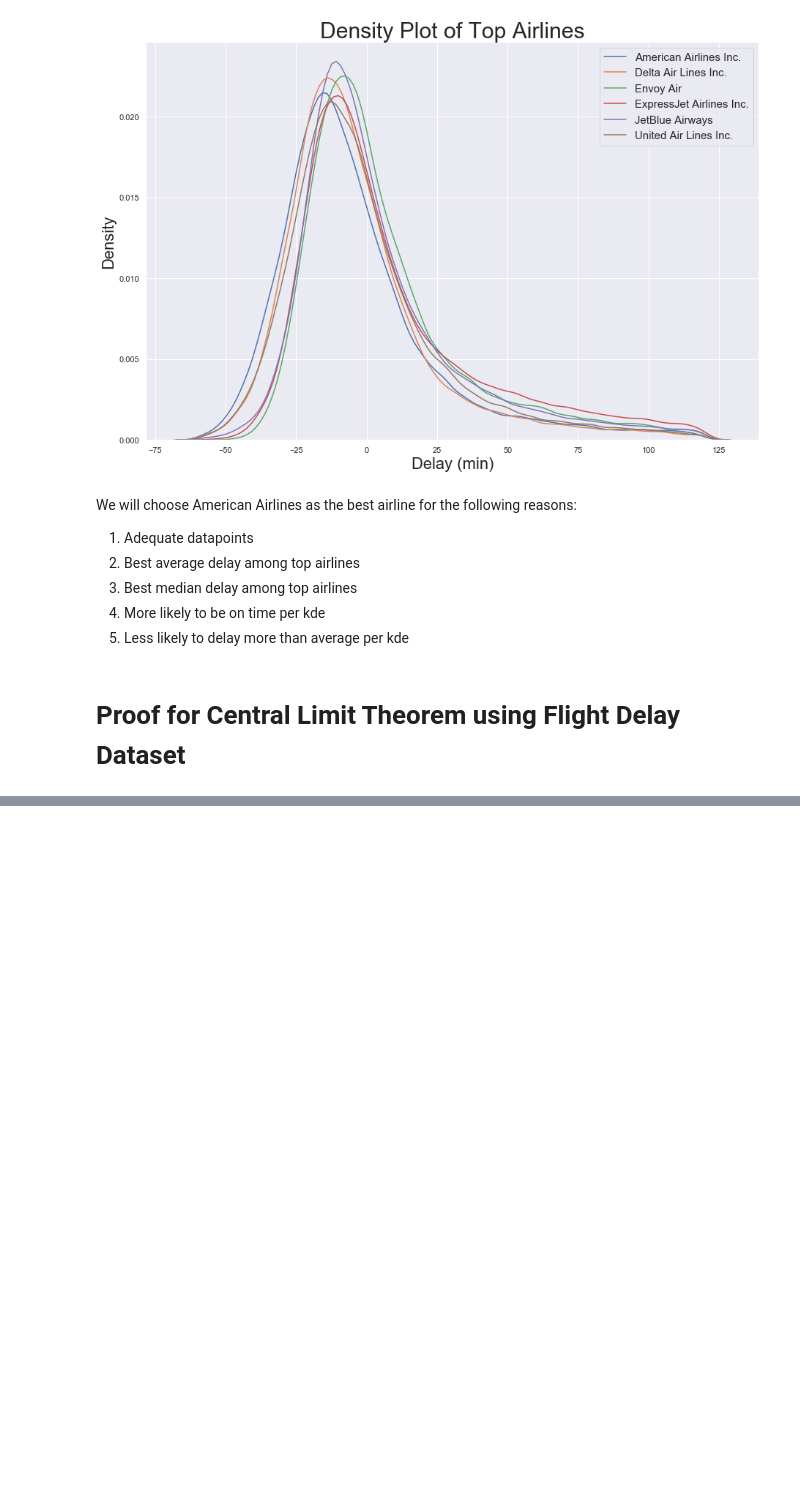
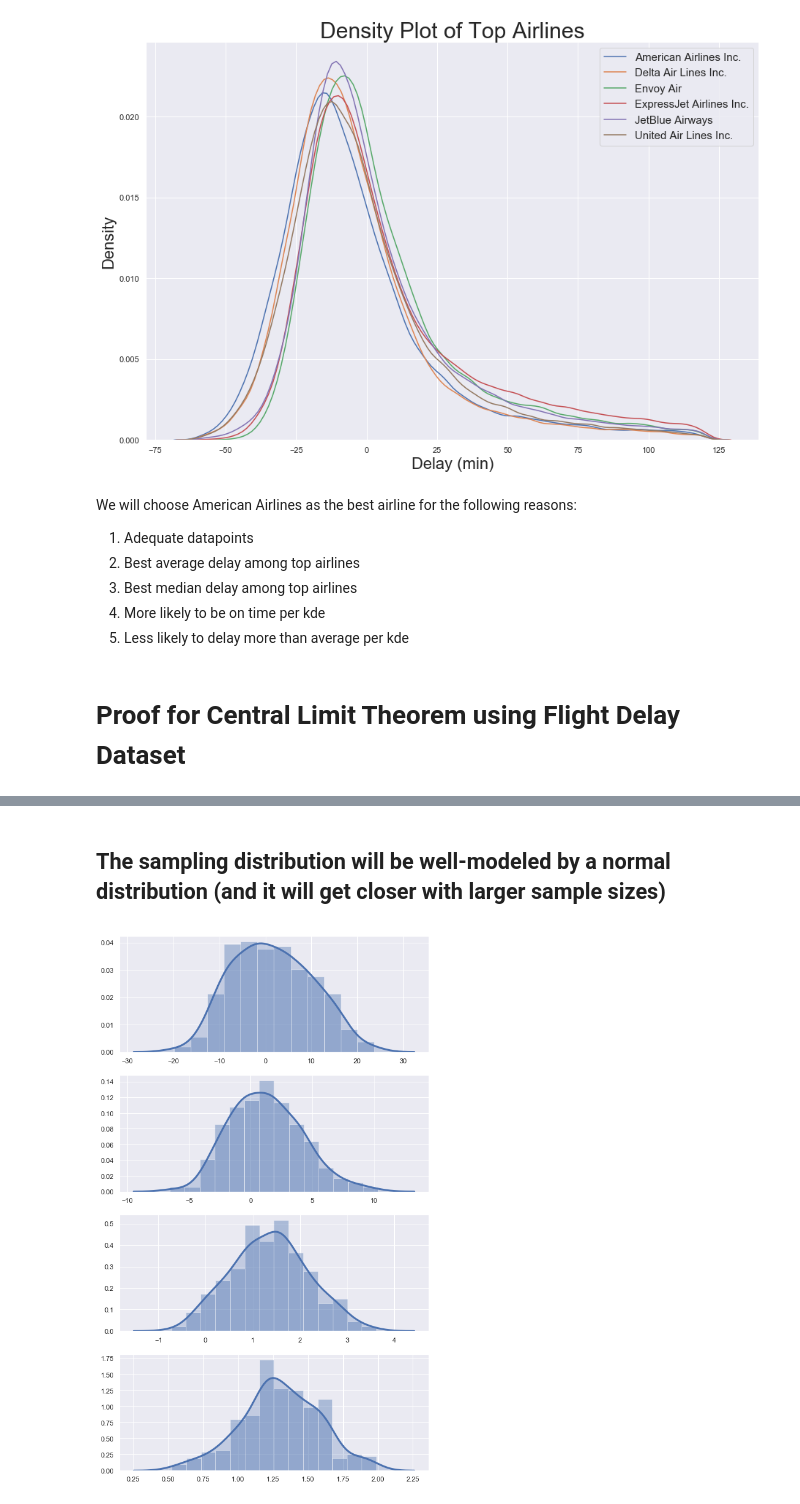
Before and after one commit to brianmai/Flight-Delay-Analysis, a Jupyter notebook: Flight Delay Analysis.ipynb, the cells around one changed output, grey strips where cells are left out. Drawn from its saved outputs; the diff is of its cells as text; code cells hidden in the pictures; blank space fills up the shorter version.

```diff
--- a/Flight Delay Analysis.ipynb
+++ b/Flight Delay Analysis.ipynb
@@ -213,0 +244,17 @@ We will choose American Airlines as the best airline for the following reasons:
+# %% [markdown]
+## The sampling distribution will be well-modeled by a normal distribution (and it will get closer with larger sample sizes)
+# %%
+sample_sizes = [10, 100, 1000, 10000]
+
+fig, ax = plt.subplots(len(sample_sizes), figsize=(9,16))
+
+for i, n in enumerate(sample_sizes):
+    mu_sample = [np.mean(df['arr_delay'].sample(n)) for j in range(300)]
+    sns.distplot(mu_sample, hist=True, kde=True,
+                kde_kws={'shade': True, 'linewidth':3},
+                ax=ax[i])
+    #sns.distplot(population, hist=False, kde=True,
+     #            kde_kws={'shade': True, 'linewidth':3},
+      #           ax=ax[i])
+# %% [output]
+[figure, added]
```
Also changed, not shown: parts of 7 cells of this notebook.
